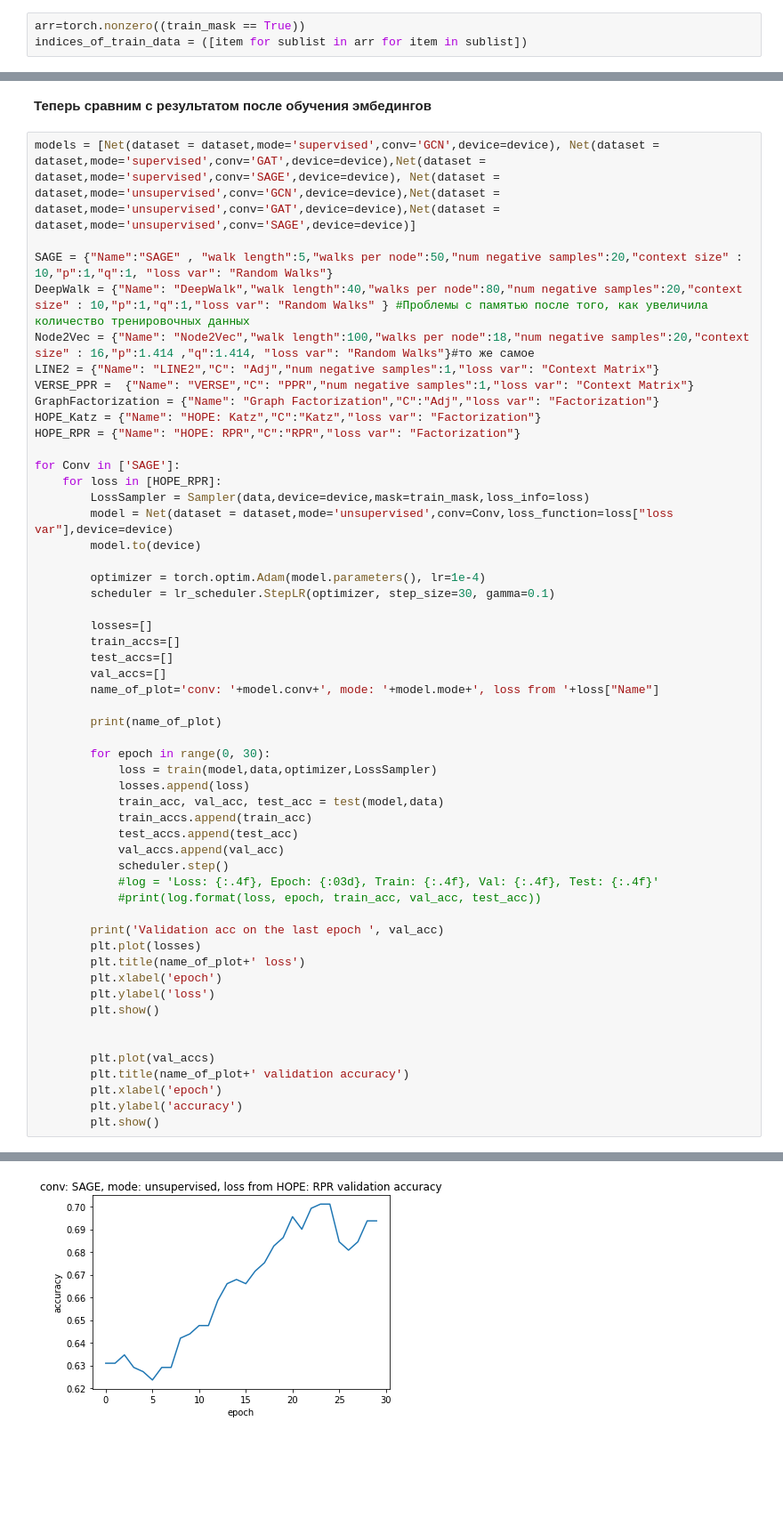
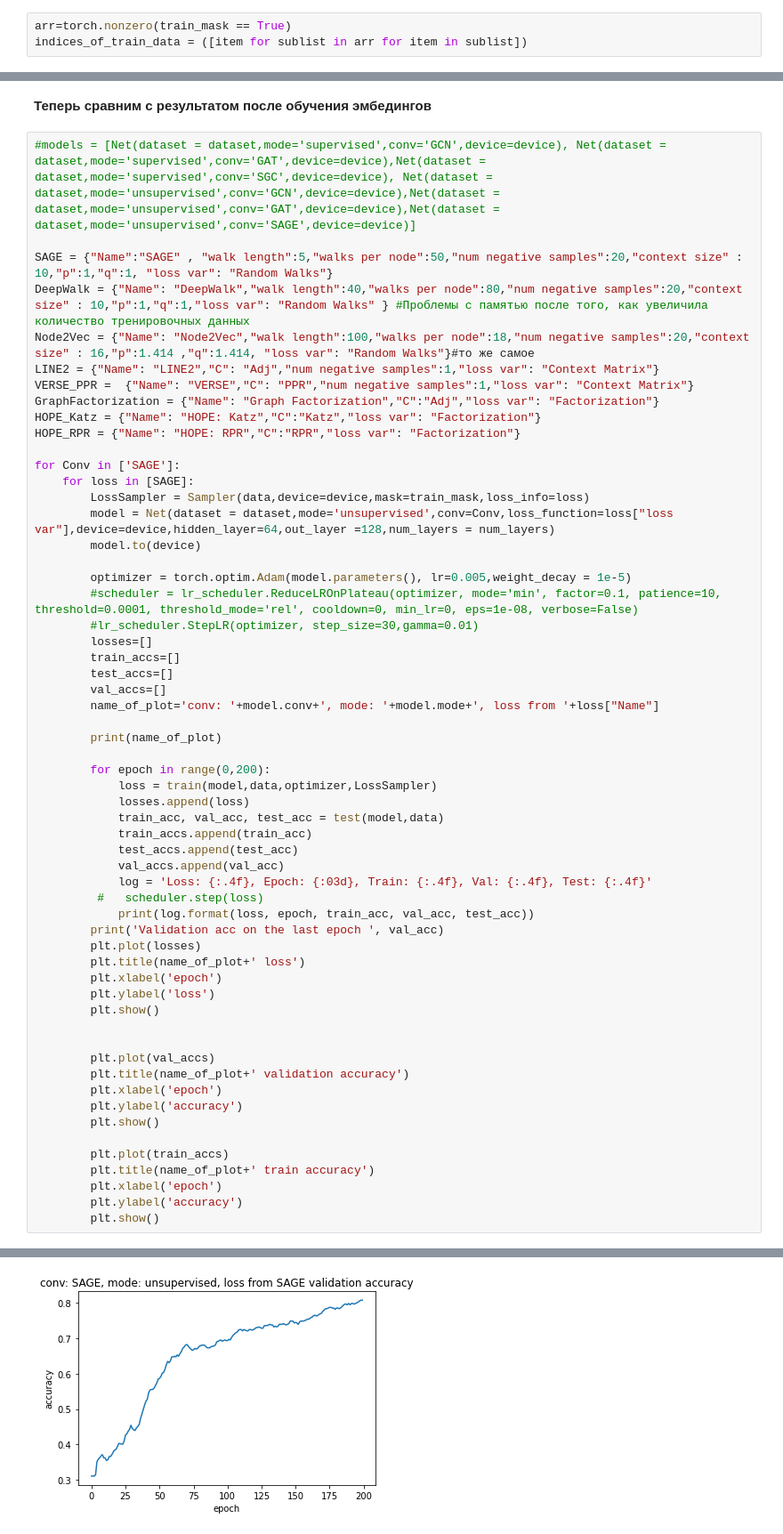
Before and after one commit to anpolol/MasterDegree, a Jupyter notebook: Code/My_RW_Neighbour.ipynb, the cells around one changed output, grey strips where cells are left out. Shown: that part at 89% size. Drawn from its saved outputs; the diff is of its cells as text; blank space fills up the shorter version.

```diff
--- a/Code/My_RW_Neighbour.ipynb
+++ b/Code/My_RW_Neighbour.ipynb
@@ -31,6 +35,6 @@ train_mask = torch.tensor([True]*int(0.6*len(data.x)+1) + [False]*int(0.4*len(da
 val_mask = torch.tensor([False]*int(0.6*len(data.x)+1) + [True]*int(0.2*len(data.x)+1)+[False]*int(0.2*len(data.x)))
 test_mask = torch.tensor([False]*int(0.6*len(data.x)+1) + [False]*int(0.2*len(data.x)+1)+[True]*int(0.2*len(data.x)))
 # %%
-arr=torch.nonzero((train_mask == True))
+arr=torch.nonzero(train_mask == True)
 indices_of_train_data = ([item for sublist in arr for item in sublist])
 # %%
@@ -112,7 +120,7 @@ Train: 1.0000, Val: 0.7472, Test: 0.7431
 # %% [markdown]
 **Теперь сравним с результатом после обучения эмбедингов**
 # %%
-models = [Net(dataset = dataset,mode='supervised',conv='GCN',device=device), Net(dataset = dataset,mode='supervised',conv='GAT',device=device),Net(dataset = dataset,mode='supervised',conv='SAGE',device=device), Net(dataset = dataset,mode='unsupervised',conv='GCN',device=device),Net(dataset = dataset,mode='unsupervised',conv='GAT',device=device),Net(dataset = dataset,mode='unsupervised',conv='SAGE',device=device)]
+#models = [Net(dataset = dataset,mode='supervised',conv='GCN',device=device), Net(dataset = dataset,mode='supervised',conv='GAT',device=device),Net(dataset = dataset,mode='supervised',conv='SGC',device=device), Net(dataset = dataset,mode='unsupervised',conv='GCN',device=device),Net(dataset = dataset,mode='unsupervised',conv='GAT',device=device),Net(dataset = dataset,mode='unsupervised',conv='SAGE',device=device)]
 
 SAGE = {"Name":"SAGE" , "walk length":5,"walks per node":50,"num negative samples":20,"context size" : 10,"p":1,"q":1, "loss var": "Random Walks"}
 DeepWalk = {"Name": "DeepWalk","walk length":40,"walks per node":80,"num negative samples":20,"context size" : 10,"p":1,"q":1,"loss var": "Random Walks" } #Проблемы с памятью после того, как увеличила количество тренировочных данных
@@ -124,14 +132,14 @@ HOPE_Katz = {"Name": "HOPE: Katz","C":"Katz","loss var": "Factorization"}
 HOPE_RPR = {"Name": "HOPE: RPR","C":"RPR","loss var": "Factorization"}
 
 for Conv in ['SAGE']:
-    for loss in [HOPE_RPR]:
+    for loss in [SAGE]:
         LossSampler = Sampler(data,device=device,mask=train_mask,loss_info=loss)
-        model = Net(dataset = dataset,mode='unsupervised',conv=Conv,loss_function=loss["loss var"],device=device)
+        model = Net(dataset = dataset,mode='unsupervised',conv=Conv,loss_function=loss["loss var"],device=device,hidden_layer=64,out_layer =128,num_layers = num_layers)
         model.to(device)
 
-        optimizer = torch.optim.Adam(model.parameters(), lr=1e-4)
-        scheduler = lr_scheduler.StepLR(optimizer, step_size=30, gamma=0.1)
-
+        optimizer = torch.optim.Adam(model.parameters(), lr=0.005,weight_decay = 1e-5)
+        #scheduler = lr_scheduler.ReduceLROnPlateau(optimizer, mode='min', factor=0.1, patience=10, threshold=0.0001, threshold_mode='rel', cooldown=0, min_lr=0, eps=1e-08, verbose=False)
+        #lr_scheduler.StepLR(optimizer, step_size=30,gamma=0.01)
         losses=[]
         train_accs=[]
         test_accs=[]
@@ -140,17 +148,16 @@ for Conv in ['SAGE']:
 
         print(name_of_plot)
 
-        for epoch in range(0, 30):
+        for epoch in range(0,200):
             loss = train(model,data,optimizer,LossSampler)
             losses.append(loss)
             train_acc, val_acc, test_acc = test(model,data)
             train_accs.append(train_acc)
             test_accs.append(test_acc)
             val_accs.append(val_acc)
-            scheduler.step()
-            #log = 'Loss: {:.4f}, Epoch: {:03d}, Train: {:.4f}, Val: {:.4f}, Test: {:.4f}'
-            #print(log.format(loss, epoch, train_acc, val_acc, test_acc))
-
+            log = 'Loss: {:.4f}, Epoch: {:03d}, Train: {:.4f}, Val: {:.4f}, Test: {:.4f}'
+         #   scheduler.step(loss)
+            print(log.format(loss, epoch, train_acc, val_acc, test_acc))
         print('Validation acc on the last epoch ', val_acc)
         plt.plot(losses)
         plt.title(name_of_plot+' loss')
@@ -164,4 +171,10 @@ for Conv in ['SAGE']:
         plt.xlabel('epoch')
         plt.ylabel('accuracy')
         plt.show()
+
+        plt.plot(train_accs)
+        plt.title(name_of_plot+' train accuracy')
+        plt.xlabel('epoch')
+        plt.ylabel('accuracy')
+        plt.show()
 # %% [output]
@@ -171 +199 @@ Validation acc on the last epoch  0.6937269372693727
-[figure, old version]
+[figure, new version]
```
Also changed, not shown: parts of 5 cells of this notebook, 2 other files.
